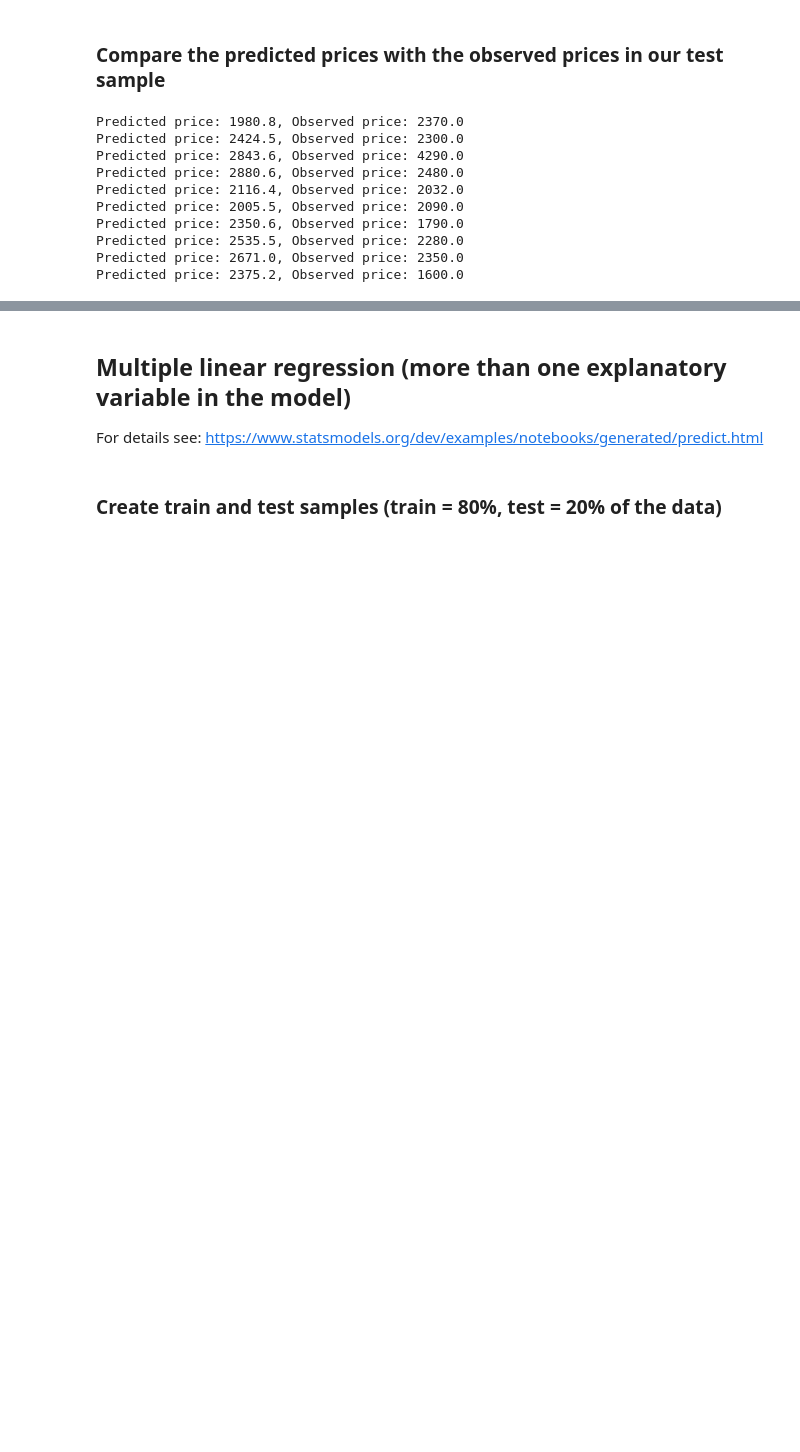
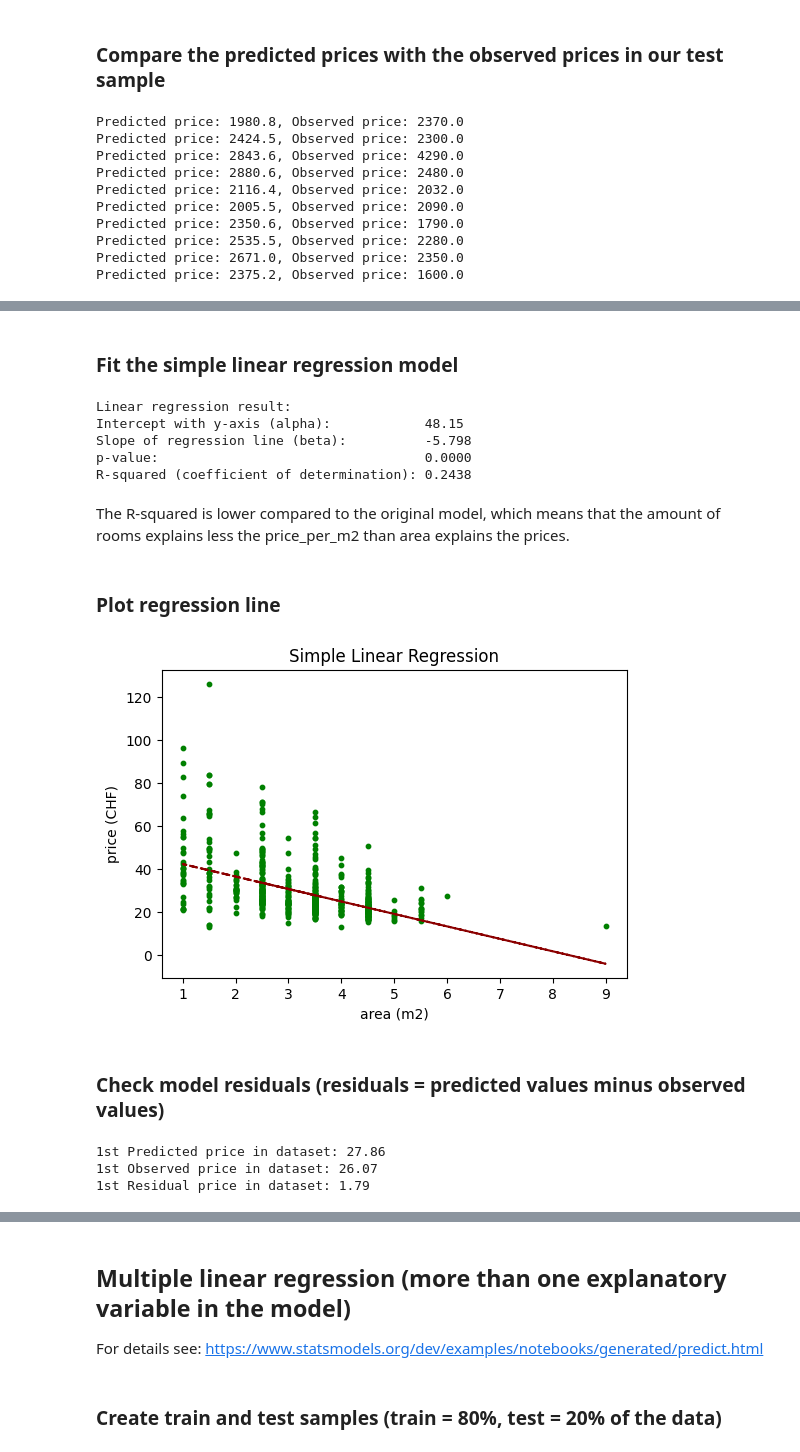
Before and after one commit to TJFAdrian/DataAnalytics, a Jupyter notebook: 8/linear_regression.ipynb, the cells around one changed output, grey strips where cells are left out. Cells and saved outputs as stored; diff of their text form; code cells hidden in the pictures; blank space fills up the shorter version.

```diff
--- a/8/linear_regression.ipynb
+++ b/8/linear_regression.ipynb
@@ -206,0 +368,55 @@ Predicted price: 2375.2, Observed price: 1600.0
+# %% [markdown]
+### Fit the simple linear regression model
+# %%
+# Fit the regression model
+slope, intercept, r, p, std_err = stats.linregress(X_train, y_train)
+
+# Print results of the regression model
+print('Linear regression result:')
+print(f'Intercept with y-axis (alpha):            {intercept:.2f}')
+print(f'Slope of regression line (beta):          {slope:.3f}')
+print(f'p-value:                                  {p:.4f}')
+print(f'R-squared (coefficient of determination): {r**2:.4f}')
+# %% [output]
+Linear regression result:
+Intercept with y-axis (alpha):            48.15
+Slope of regression line (beta):          -5.798
+p-value:                                  0.0000
+R-squared (coefficient of determination): 0.2438
+# %% [markdown]
+The R-squared is lower compared to the original model, which means that the amount of rooms explains less the price_per_m2 than area explains the prices.
+# %% [markdown]
+### Plot regression line
+# %%
+# Function to calculate model predictions
+def myfunc(x):
+    return slope * x + intercept
+
+# Apply myfunc() to x, i.e. make predictions
+mymodel = pd.Series(map(myfunc, X_train))
+
+# Scatterplot with regression line
+plt.figure(figsize=(6,4))
+plt.scatter(X_train, y_train, s=10, color='green')
+plt.plot(X_train, mymodel, color='darkred', linestyle='dashed')
+plt.title('Simple Linear Regression')
+plt.xlabel('area (m2)')
+plt.ylabel('price (CHF)')
+
+plt.show()
+# %% [output]
+[figure, added]
+# %% [markdown]
+### Check model residuals (residuals = predicted values minus observed values)
+# %%
+# Calculate residuals (here: predicted prices minus observed prices)
+residuals = mymodel - y_train
+
+# Check the first residual value in our data set
+print(f'1st Predicted price in dataset: {mymodel[0]:.2f}')
+print(f'1st Observed price in dataset: {y_train[0]:.2f}')
+print(f'1st Residual price in dataset: {residuals[0]:.2f}')
+# %% [output]
+1st Predicted price in dataset: 27.86
+1st Observed price in dataset: 26.07
+1st Residual price in dataset: 1.79
```
Also changed, not shown: parts of 27 cells of this notebook, 19 other files.
